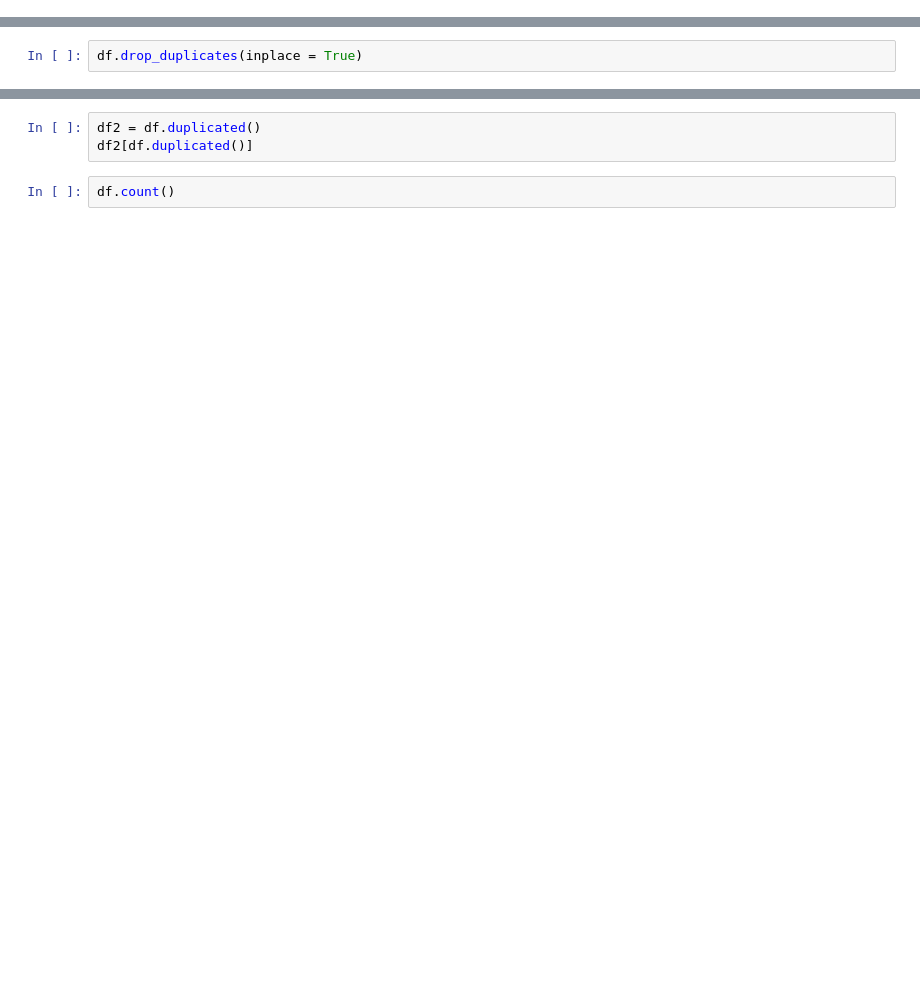
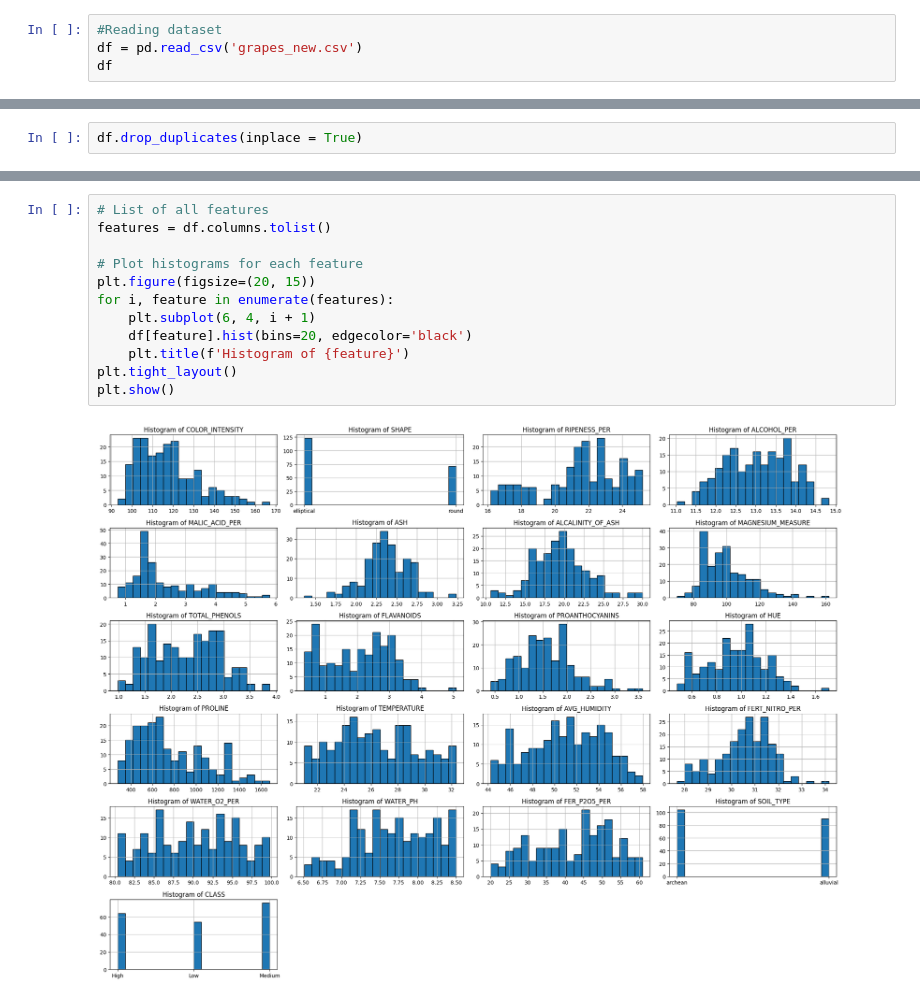
Before and after one commit to CappyCap17/dataSciExp, a Jupyter notebook: DS_Exp2.ipynb, the cells around one changed output, grey strips where cells are left out. Saved outputs shown, nothing was run; the diff lists cells and outputs as text; blank space fills up the shorter version.

```diff
--- a/DS_Exp2.ipynb
+++ b/DS_Exp2.ipynb
@@ -7,0 +12,4 @@ df = pd.read_csv('student.csv')
+# %%
+#Reading dataset
+df = pd.read_csv('grapes_new.csv')
+df
@@ -21,5 +114,14 @@ df.duplicated()
-# %%
-df2 = df.duplicated()
-df2[df.duplicated()]
-# %%
-df.count()
+# %%
+# List of all features
+features = df.columns.tolist()
+
+# Plot histograms for each feature
+plt.figure(figsize=(20, 15))
+for i, feature in enumerate(features):
+    plt.subplot(6, 4, i + 1)
+    df[feature].hist(bins=20, edgecolor='black')
+    plt.title(f'Histogram of {feature}')
+plt.tight_layout()
+plt.show()
+# %% [output]
+[figure, added]
```
Also changed, not shown: parts of 41 cells of this notebook.
